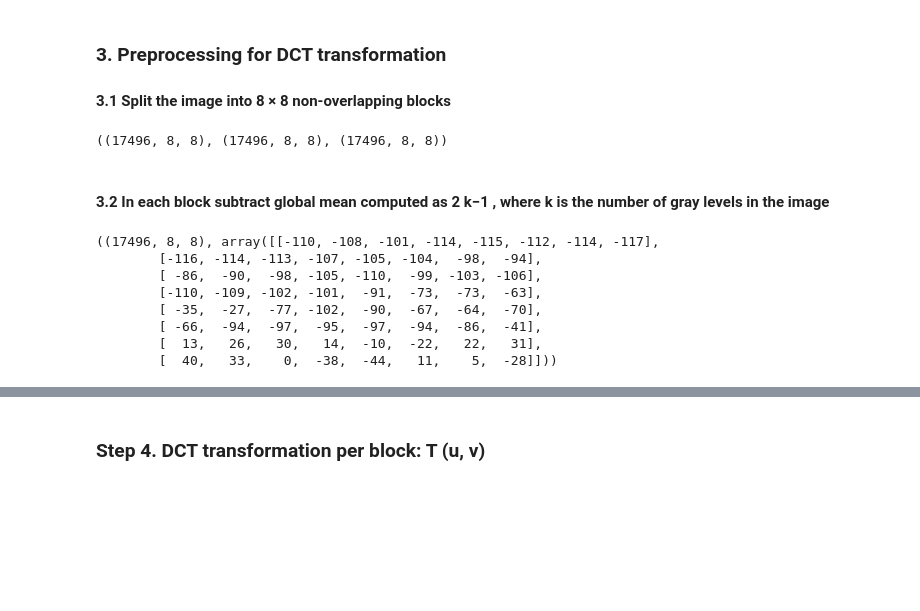
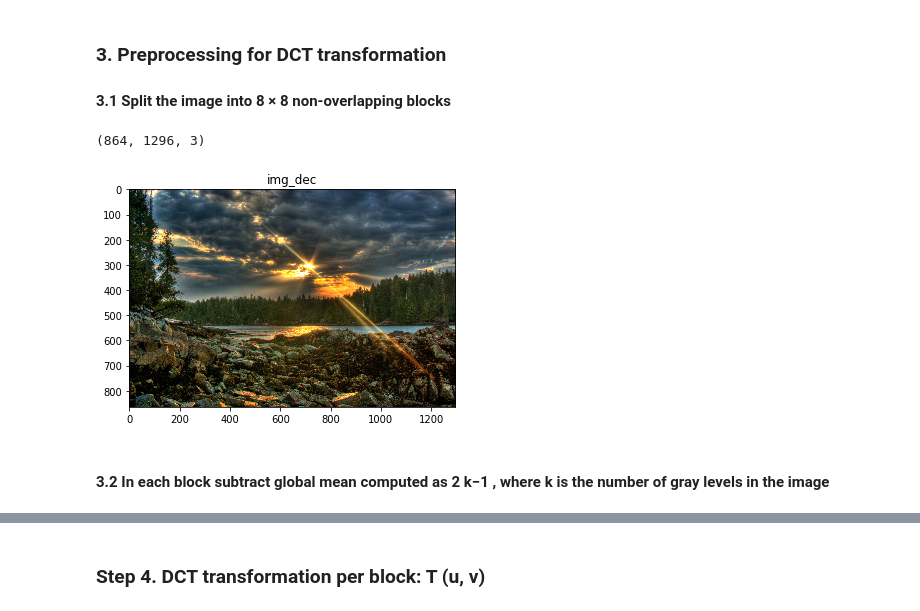
Before and after one commit to partizanos/advanced_image_processing, a Jupyter notebook: AEI_tp4.ipynb, the cells around one changed output, grey strips where cells are left out. Drawn from its saved outputs; the diff is of its cells as text; code cells hidden in the pictures; blank space fills up the shorter version.

```diff
--- a/AEI_tp4.ipynb
+++ b/AEI_tp4.ipynb
@@ -142,53 +181,57 @@ test succeed
 # %%
 def img_2_block(Y, cb, cr, number_octads):
   number_octads = int(max_M* max_N / 64)
+  number_octads_reduced = int(max_M/2* max_N/2 / 64)
   Y_r = Y.reshape((number_octads, 8,8))
-  Cb_r = Cb.reshape((number_octads, 8,8))
-  Cr_r = Cr.reshape((number_octads, 8,8))
+  Cb_r = cb.reshape((number_octads_reduced, 8,8))
+  Cr_r = cr.reshape((number_octads_reduced, 8,8))
   return Y_r, Cb_r,Cr_r
+
+def block_2_img(y, cb, cr):
+  Y_r = y.reshape((864, 1296))
+  Cb_r = cb.reshape((int(864/2), int(1296/2)))
+  Cr_r = cr.reshape((int(864/2), int(1296/2)))
+  return Y_r, Cb_r,Cr_r
+
 
 # test TODO grayscale image
 #test
 #   Y_r[0] = [
 #       [52, 55, 61, 66, 70, 61, 64, 73],
 #       [63, 59, 66, 90, 109, 85, 69, 72],
 #       [62, 59, 68, 113, 144, 104, 66, 73],
 #       [63, 58, 71, 122, 154, 106, 70, 69],
 #       [67, 61, 68, 104, 126, 88, 68, 70],
 #       [79, 65, 60, 70, 77, 63, 58, 75],
 #       [85, 71, 64, 59, 55, 61, 65, 83],
 #       [87, 79, 69, 68, 65, 76, 78, 94]
 #   ]
 
 
 
 
 
-Y_r, Cb_r, Cr_r = img_2_block(Y, d_cb, d_cr, (max_M, max_N ) )
 
-# TODO test
-Y_r.shape, Cb_r.shape, Cr_r.shape
+img = np.array(imRaw)
+M, N, _ = img.shape
+max_M = int(math.modf(M/8)[1] *8)
+max_N = int(math.modf(N/8)[1] *8)
+crop = lambda img:img[:max_M, :max_N, :]
+im = crop(img )
+print(im.shape)
+
+# encoding
+img_enc  = rgb2ycbcr(im)
+y, cb, cr = downsample(img_enc)
+y, cb, cr= img_2_block(y, cb, cr, (max_M, max_N ) )
+
+# decoding
+
+y, cb, cr = block_2_img(y, cb, cr)
+img_dec = upsample(y, cb, cr )
+plt.imshow(img_dec);  plt.title("img_dec"); plt.show()
 # %% [output]
-((17496, 8, 8), (17496, 8, 8), (17496, 8, 8))
+(864, 1296, 3)
+[figure, added]
 # %% [markdown]
 #### 3.2 In each block subtract global mean computed as 2 k−1 , where k is the number of gray levels in the image
-# %%
-def global_mean(img):
-  global_mean = 128
-  img=img - global_mean
-  img = img.astype("int")
-  return img
-
-Y_r = global_mean(Y_r)
-Cb_r = global_mean(Cb_r)
-Cr_r = global_mean(Cr_r)
-Y_r.shape, Y_r[0]
-# %% [output]
-((17496, 8, 8), array([[-110, -108, -101, -114, -115, -112, -114, -117],
-        [-116, -114, -113, -107, -105, -104,  -98,  -94],
-        [ -86,  -90,  -98, -105, -110,  -99, -103, -106],
-        [-110, -109, -102, -101,  -91,  -73,  -73,  -63],
-        [ -35,  -27,  -77, -102,  -90,  -67,  -64,  -70],
-        [ -66,  -94,  -97,  -95,  -97,  -94,  -86,  -41],
-        [  13,   26,   30,   14,  -10,  -22,   22,   31],
-        [  40,   33,    0,  -38,  -44,   11,    5,  -28]]))
```
Also changed, not shown: parts of 28 cells of this notebook.
